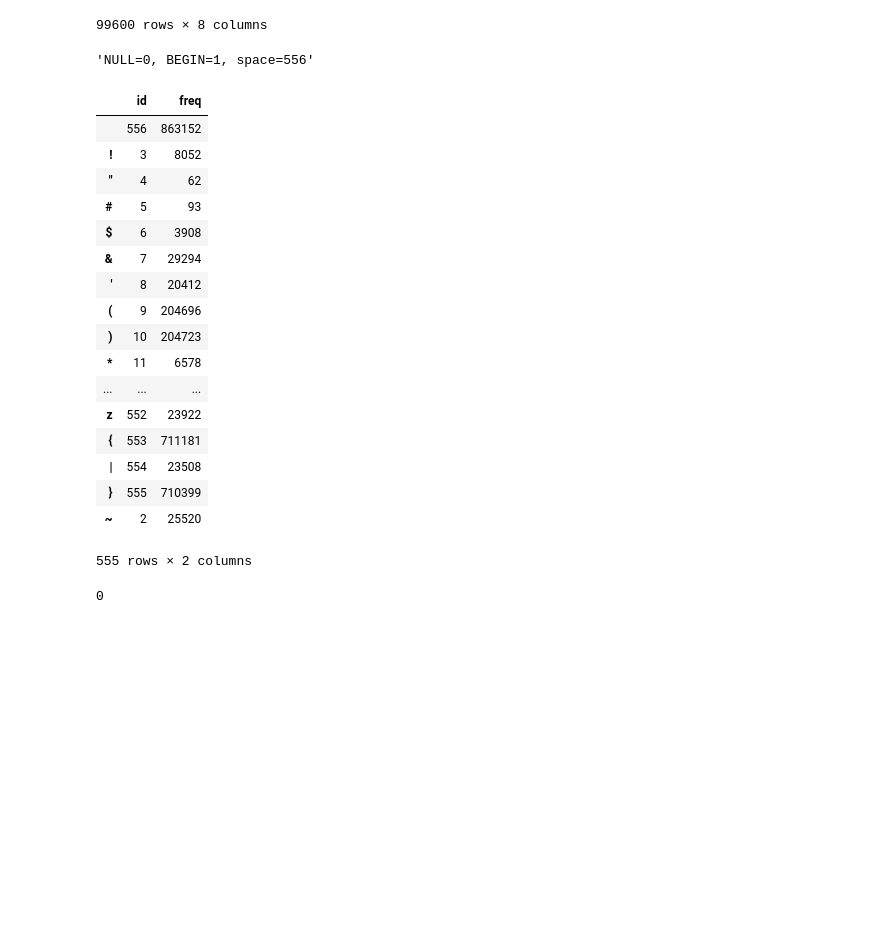
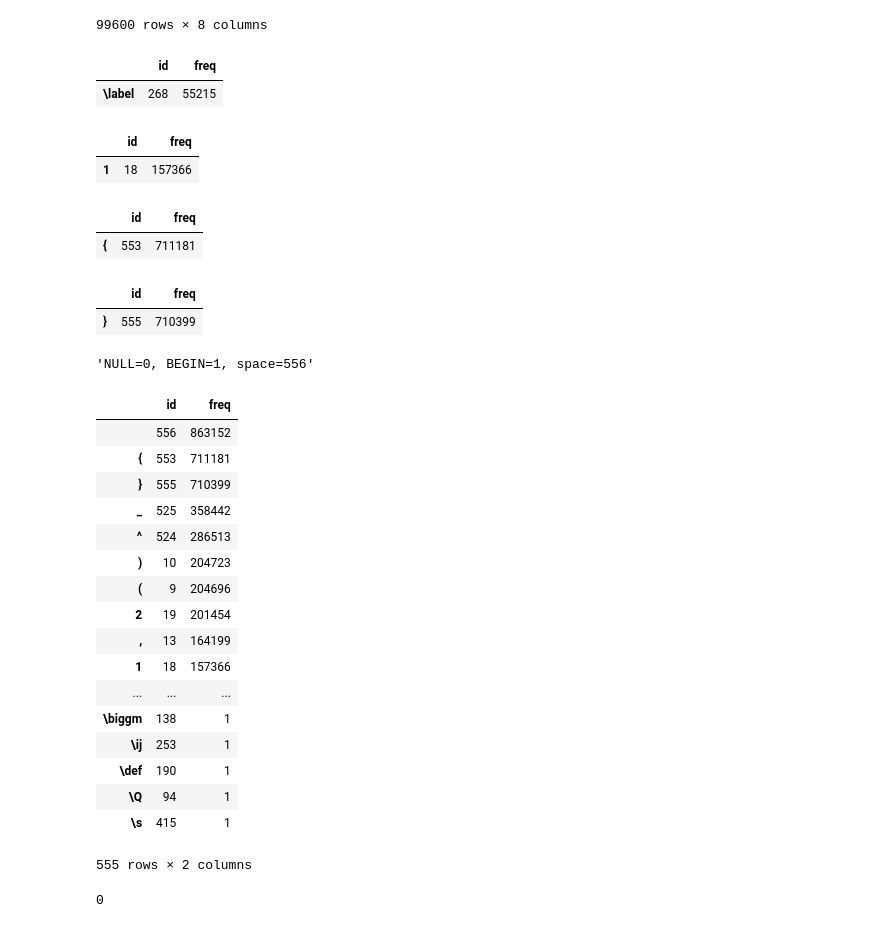
Before and after one commit to untrix/im2latex, a Jupyter notebook: src/data_curation_1_tokenizer.ipynb, the cells around one changed output. Cells and saved outputs as stored; diff of their text form; code cells hidden in the pictures; blank space fills up the shorter version.

```diff
--- a/src/data_curation_1_tokenizer.ipynb
+++ b/src/data_curation_1_tokenizer.ipynb
@@ -255,25 +260,45 @@ df_vocab, df_tokenized = get_vocabulary(df_clean, data_dir)
+# %%
+df_vocab[df_vocab.id==268]
+# %% [output]
+|  | id | freq |
+| \label | 268 | 55215 |
+# %%
+df_vocab[df_vocab.id==18]
+# %% [output]
+|  | id | freq |
+| 1 | 18 | 157366 |
+# %%
+df_vocab[df_vocab.id==553]
+# %% [output]
+|  | id | freq |
+| { | 553 | 711181 |
+# %%
+df_vocab[df_vocab.id==555]
+# %% [output]
+|  | id | freq |
+| } | 555 | 710399 |
 # %%
 display('NULL=0, BEGIN=1, space=%d'%(df_vocab.loc[' '].id,))
-display(df_vocab)
+display(df_vocab.sort_values(by='freq', ascending=False))
 # %% [output]
 'NULL=0, BEGIN=1, space=556'
 |  | id | freq |
 |  | 556 | 863152 |
-| ! | 3 | 8052 |
-| " | 4 | 62 |
-| # | 5 | 93 |
-| $ | 6 | 3908 |
-| & | 7 | 29294 |
-| ' | 8 | 20412 |
+| { | 553 | 711181 |
+| } | 555 | 710399 |
+| _ | 525 | 358442 |
+| ^ | 524 | 286513 |
+| ) | 10 | 204723 |
 | ( | 9 | 204696 |
-| ) | 10 | 204723 |
-| * | 11 | 6578 |
+| 2 | 19 | 201454 |
+| , | 13 | 164199 |
+| 1 | 18 | 157366 |
 | ... | ... | ... |
-| z | 552 | 23922 |
-| { | 553 | 711181 |
-| | | 554 | 23508 |
-| } | 555 | 710399 |
-| ~ | 2 | 25520 |
+| \biggm | 138 | 1 |
+| \ij | 253 | 1 |
+| \def | 190 | 1 |
+| \Q | 94 | 1 |
+| \s | 415 | 1 |
 555 rows × 2 columns
 # %%
 #df_vocab[df_vocab.index.str.contains(r'\\')]
```
Also changed, not shown: parts of 1 cell of this notebook, 3 other files.
